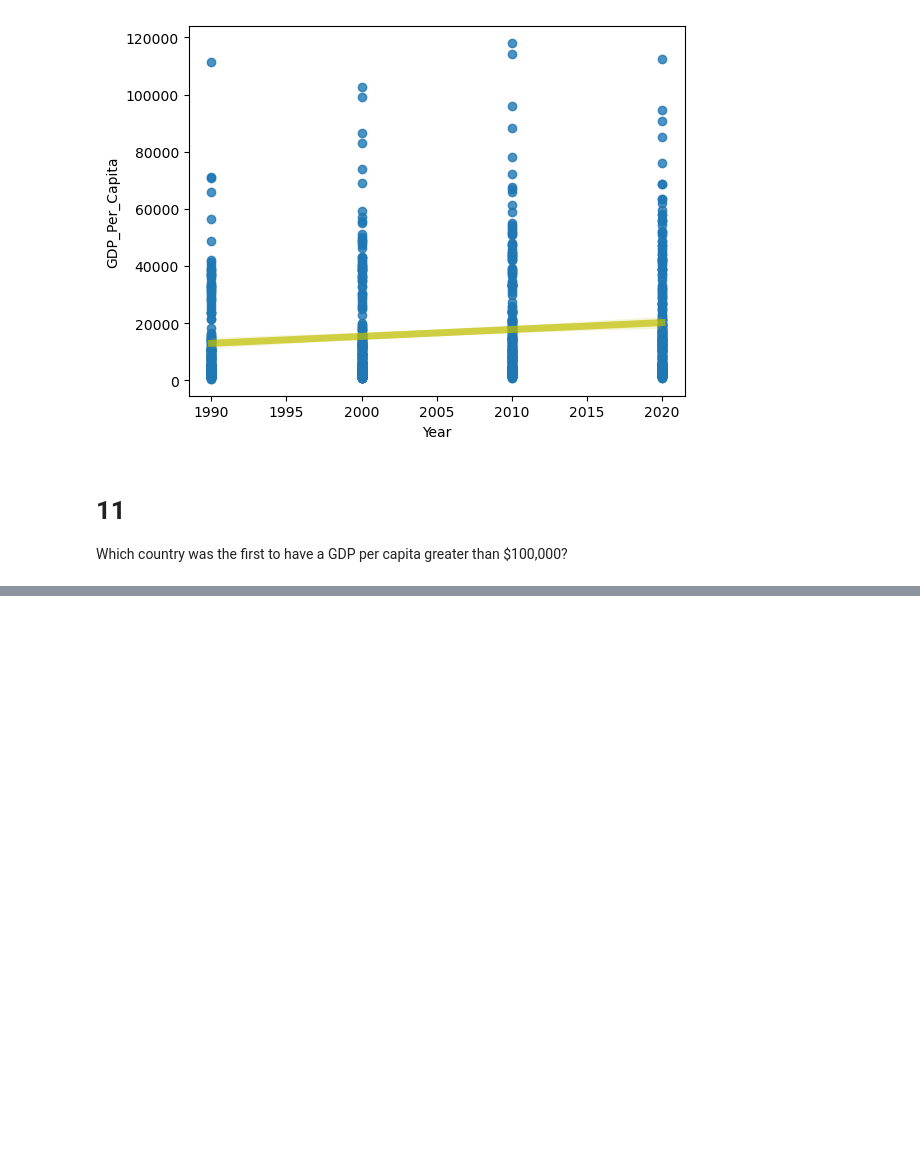
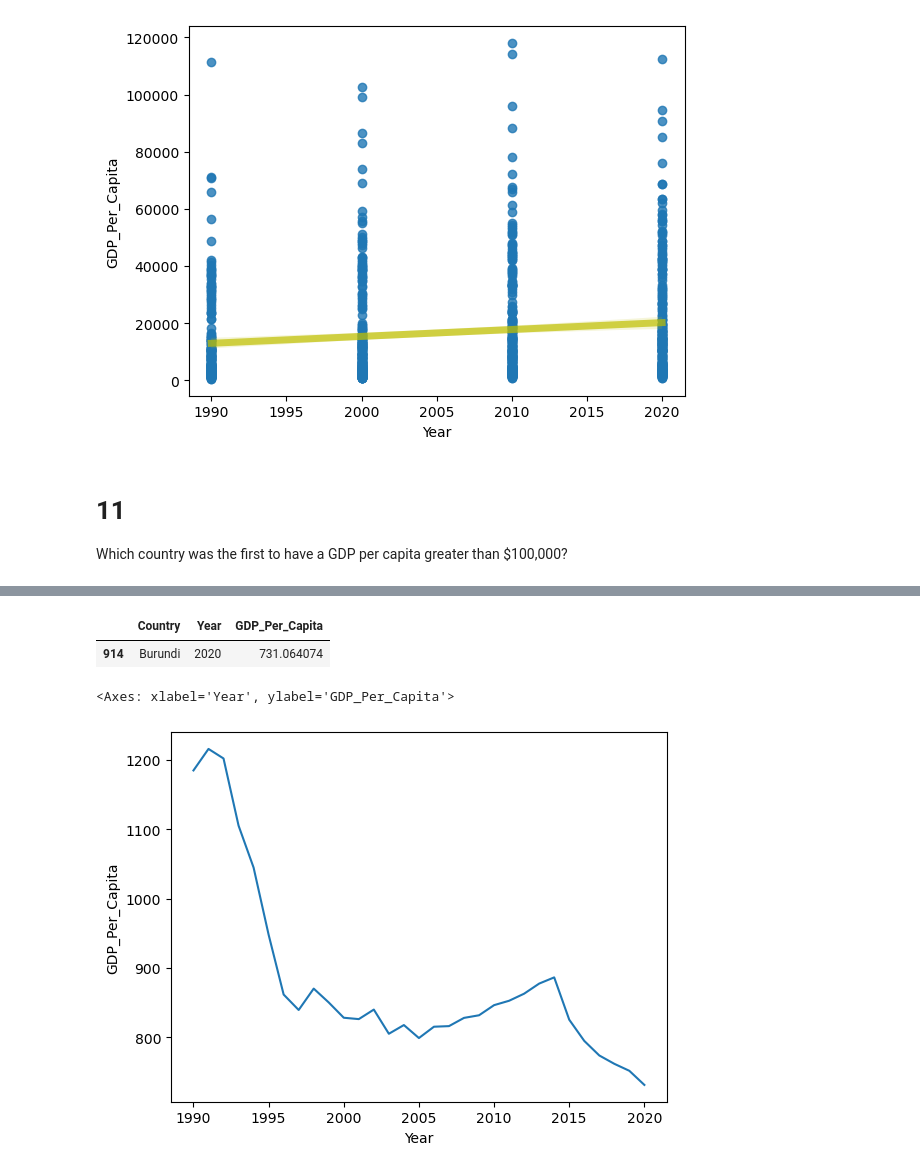
Before and after one commit to alexsacaquirin/UNDATA-PYTHON, a Jupyter notebook: notebooks/UNdata_Project.ipynb, the cells around one changed output, grey strips where cells are left out. Saved outputs shown, nothing was run; the diff lists cells and outputs as text; code cells hidden in the pictures; blank space fills up the shorter version.

```diff
--- a/notebooks/UNdata_Project.ipynb
+++ b/notebooks/UNdata_Project.ipynb
@@ -157,0 +200,12 @@ Which country was the first to have a GDP per capita greater than $100,000?
+# %%
+gdp_2020.sort_values("GDP_Per_Capita").head(1)
+# %% [output]
+|  | Country | Year | GDP_Per_Capita |
+| 914 | Burundi | 2020 | 731.064074 |
+# %%
+Burundi=gdp_df[gdp_df['Country']=='Burundi']
+# %%
+sns.lineplot( x=Burundi['Year'],y=Burundi['GDP_Per_Capita'])
+# %% [output]
+<Axes: xlabel='Year', ylabel='GDP_Per_Capita'>
+[figure, added]
```
Also changed, not shown: parts of 6 cells of this notebook.
